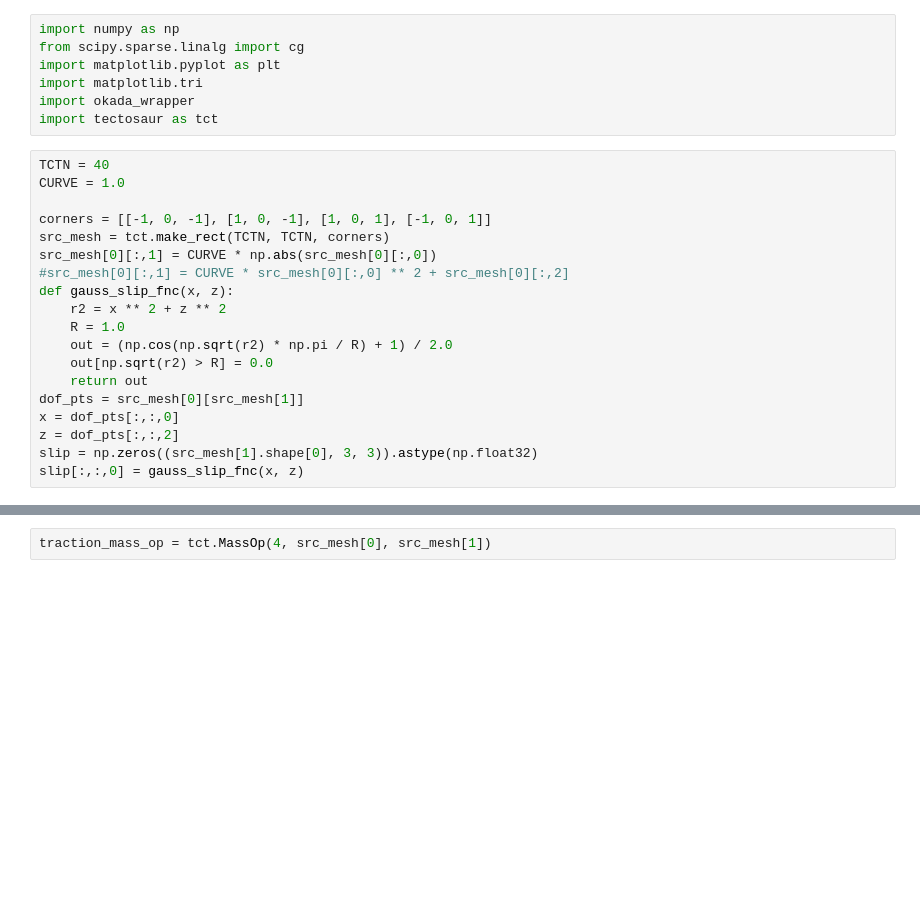
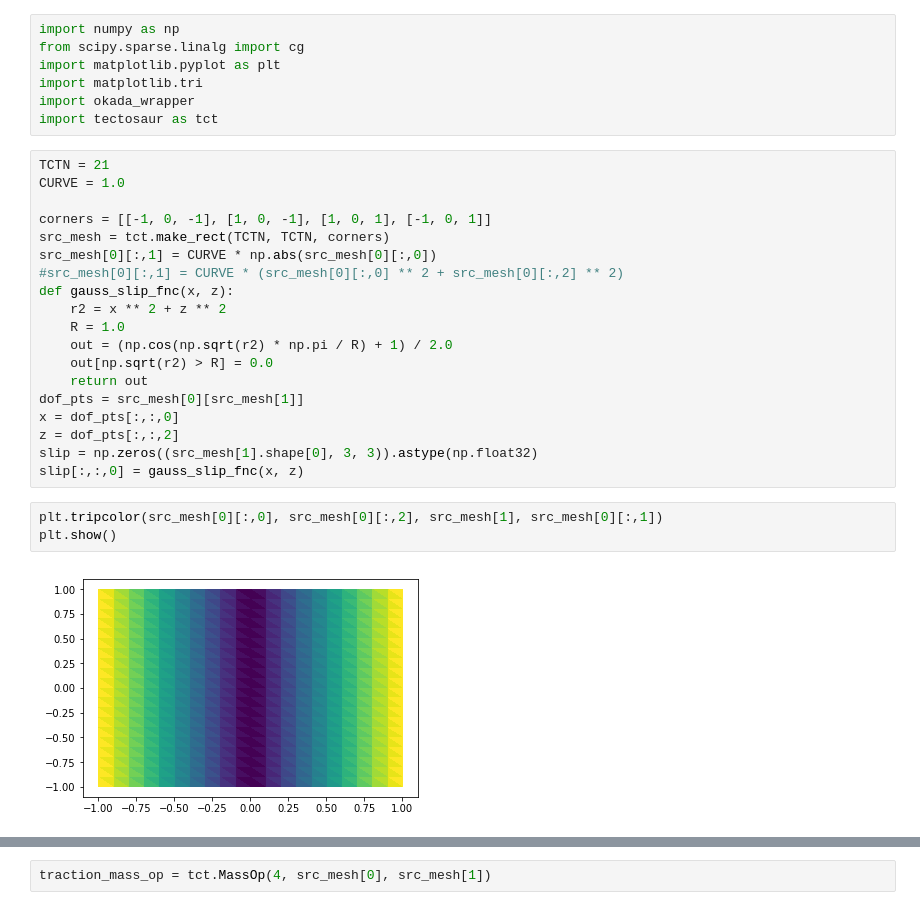
Before and after one commit to tbenthompson/tectosaur, a Jupyter notebook: examples/fault_traction.ipynb, the cells around one changed output, grey strips where cells are left out. Cells and saved outputs as stored; diff of their text form; blank space fills up the shorter version.

```diff
--- a/examples/fault_traction.ipynb
+++ b/examples/fault_traction.ipynb
@@ -9,13 +9,13 @@ import matplotlib.tri
 import okada_wrapper
 import tectosaur as tct
 # %%
-TCTN = 40
+TCTN = 21
 CURVE = 1.0
 
 corners = [[-1, 0, -1], [1, 0, -1], [1, 0, 1], [-1, 0, 1]]
 src_mesh = tct.make_rect(TCTN, TCTN, corners)
 src_mesh[0][:,1] = CURVE * np.abs(src_mesh[0][:,0])
-#src_mesh[0][:,1] = CURVE * src_mesh[0][:,0] ** 2 + src_mesh[0][:,2]
+#src_mesh[0][:,1] = CURVE * (src_mesh[0][:,0] ** 2 + src_mesh[0][:,2] ** 2)
 def gauss_slip_fnc(x, z):
     r2 = x ** 2 + z ** 2
     R = 1.0
@@ -27,6 +27,11 @@ x = dof_pts[:,:,0]
 z = dof_pts[:,:,2]
 slip = np.zeros((src_mesh[1].shape[0], 3, 3)).astype(np.float32)
 slip[:,:,0] = gauss_slip_fnc(x, z)
+# %%
+plt.tripcolor(src_mesh[0][:,0], src_mesh[0][:,2], src_mesh[1], src_mesh[0][:,1])
+plt.show()
+# %% [output]
+[figure, added]
 # %%
 H = tct.RegularizedSparseIntegralOp(
     6, 6, 6, 2, 5, 2.5,
```
Also changed, not shown: parts of 9 cells of this notebook, 5 other files.
